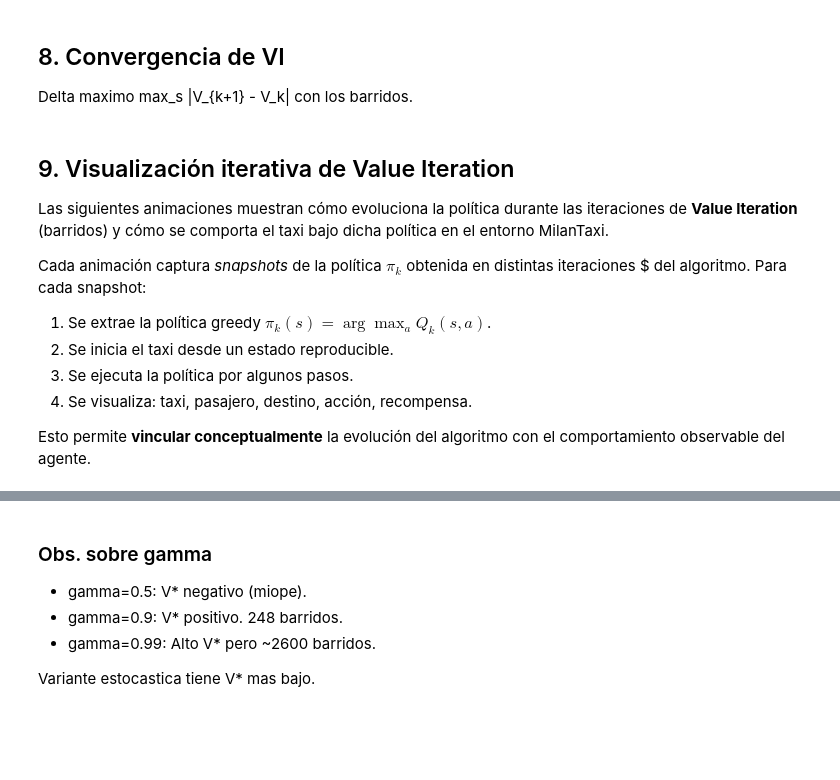
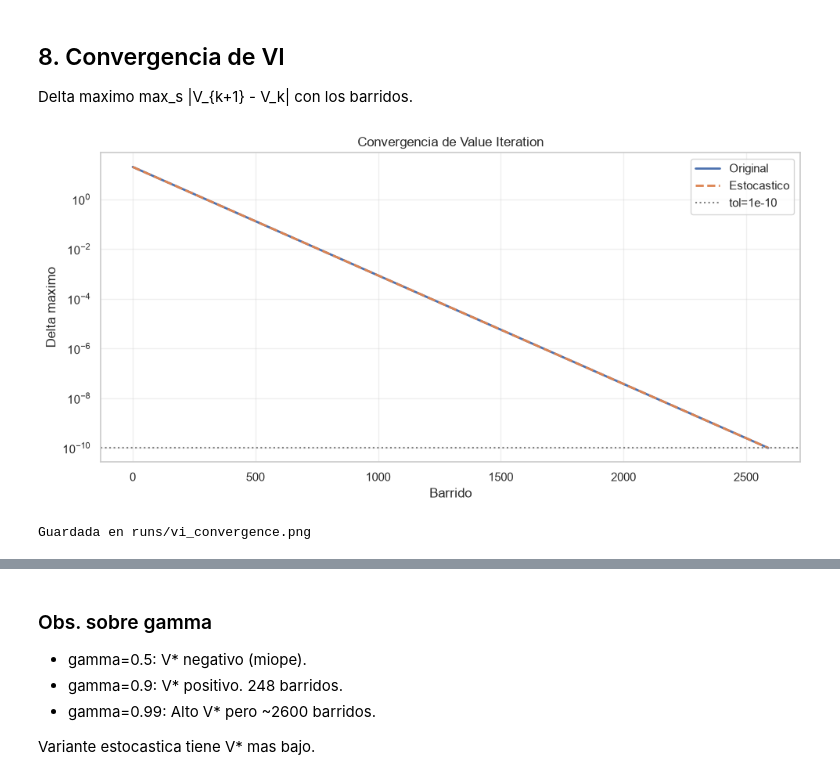
Before and after one commit to FREDYASARMIENTOT/reforcingLearningNotebooks, a Jupyter notebook: notebooks/milan_taxi_es.ipynb, the cells around one changed output, grey strips where cells are left out. Cells and saved outputs as stored; diff of their text form; code cells hidden in the pictures; blank space fills up the shorter version.

Commit message:
feat: add setup scripts, visualization module, and project documentation updates

```diff
--- a/notebooks/milan_taxi_es.ipynb
+++ b/notebooks/milan_taxi_es.ipynb
@@ -161,44 +242,18 @@ Delta maximo max_s |V_{k+1} - V_k| con los barridos.
 # %%
 fig,ax=plt.subplots(figsize=(10,5))
 ax.semilogy(deltas_orig,label="Original",linewidth=2)
 ax.semilogy(deltas_stoch,label="Estocastico",linewidth=2,linestyle="--")
 ax.axhline(TOL,color="gray",linestyle=":",label=f"tol={TOL}")
 ax.set_xlabel("Barrido")
 ax.set_ylabel("Delta maximo")
 ax.set_title("Convergencia de Value Iteration")
 ax.legend()
 ax.grid(True,which="both",alpha=0.3)
 plt.tight_layout()
-from pathlib import Path
-cwd = Path.cwd()
-if (cwd / "runs").exists():
-    PROJECT_ROOT = cwd
-elif (cwd.parent / "runs").exists():
-    PROJECT_ROOT = cwd.parent
-else:
-    raise FileNotFoundError(
-        "No se encontró la carpeta runs/ desde el directorio actual."
-    )
-RUNS_DIR = PROJECT_ROOT / "runs"
-RUNS_DIR.mkdir(parents=True, exist_ok=True)
-VI_CONVERGENCE_PATH = RUNS_DIR / "vi_convergence.png"
-fig.savefig(VI_CONVERGENCE_PATH, dpi=150, bbox_inches="tight")
+os.makedirs("runs",exist_ok=True)
+plt.savefig("runs/vi_convergence.png",dpi=150,bbox_inches="tight")
 plt.show()
-print(f"Guardada en: {VI_CONVERGENCE_PATH}")
+print("Guardada en runs/vi_convergence.png")
+# %% [output]
+[figure, added]
+Guardada en runs/vi_convergence.png
-# %% [markdown]
-## 9. Visualización iterativa de Value Iteration
-
-Las siguientes animaciones muestran cómo evoluciona la política durante
-las iteraciones de **Value Iteration** (barridos) y cómo se comporta
-el taxi bajo dicha política en el entorno MilanTaxi.
-
-Cada animación captura *snapshots* de la política $\pi_k$ obtenida
-en distintas iteraciones $ del algoritmo. Para cada snapshot:
-
-1. Se extrae la política greedy $\pi_k(s) = \arg\max_a Q_k(s,a)$.
-2. Se inicia el taxi desde un estado reproducible.
-3. Se ejecuta la política por algunos pasos.
-4. Se visualiza: taxi, pasajero, destino, acción, recompensa.
-
-Esto permite **vincular conceptualmente** la evolución del algoritmo
-con el comportamiento observable del agente.
```
Also changed, not shown: parts of 28 cells of this notebook, 9 other files.
